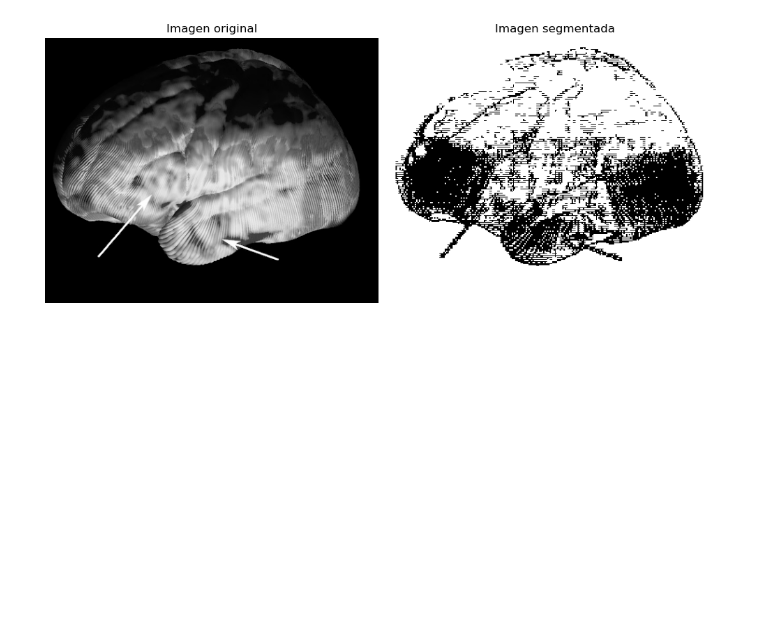
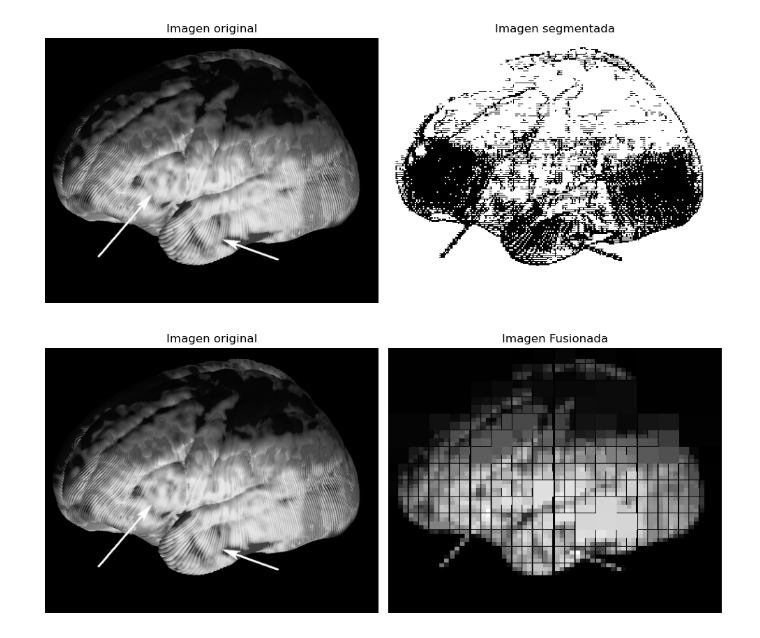
Before and after one commit to Lariicsa/pc_t3, a Jupyter notebook: split_and_merge.ipynb, the cells around one changed output. Saved outputs shown, nothing was run; the diff lists cells and outputs as text; code cells hidden in the pictures; blank space fills up the shorter version.

```diff
--- a/split_and_merge.ipynb
+++ b/split_and_merge.ipynb
@@ -73,3 +62,64 @@ if __name__ == "__main__":
     main()
 # %% [output]
 [figure]
+# %%
+import cv2
+import numpy as np
+import matplotlib.pyplot as plt
+
+# Parámetros
+THRESHOLD = 300  # umbral de varianza para dividir
+MIN_SIZE = 8    # tamaño mínimo de región
+
+# Criterio de homogeneidad: varianza por debajo del umbral
+def is_homogeneous(region):
+    return np.var(region) < THRESHOLD
+
+# División recursiva
+def split(img, x, y, w, h):
+    region = img[y:y+h, x:x+w]
+
+    if w <= MIN_SIZE or h <= MIN_SIZE or is_homogeneous(region):
+        return [(x, y, w, h)]
+
+    w2, h2 = w // 2, h // 2
+    regions = []
+    regions += split(img, x, y, w2, h2)
+    regions += split(img, x + w2, y, w2, h2)
+    regions += split(img, x, y + h2, w2, h2)
+    regions += split(img, x + w2, y + h2, w2, h2)
+    return regions
+
+# Fusión simple (por cercanía y valor medio)
+def merge(img, regions):
+    canvas = np.zeros_like(img)
+    for x, y, w, h in regions:
+        region = img[y:y+h, x:x+w]
+        mean_val = int(np.mean(region))
+        canvas[y:y+h, x:x+w] = mean_val
+    return canvas
+
+# Cargar imagen en escala de grises
+image = cv2.imread('assets/adhd_brain.jpeg', cv2.IMREAD_GRAYSCALE)
+h, w = image.shape
+
+# Aplicar Split & Merge
+regions = split(image, 0, 0, w, h)
+segmented = merge(image, regions)
+
+# Mostrar resultado
+plt.figure(figsize=(10, 5))
+plt.subplot(1, 2, 1)
+plt.title("Imagen original")
+plt.imshow(image, cmap='gray')
+plt.axis('off')
+
+plt.subplot(1, 2, 2)
+plt.title("Imagen Fusionada")
+plt.imshow(segmented, cmap='gray')
+plt.axis('off')
+
+plt.tight_layout()
+plt.show()
+# %% [output]
+[figure, added]
```
Also changed, not shown: parts of 1 cell of this notebook, 2 other files.
